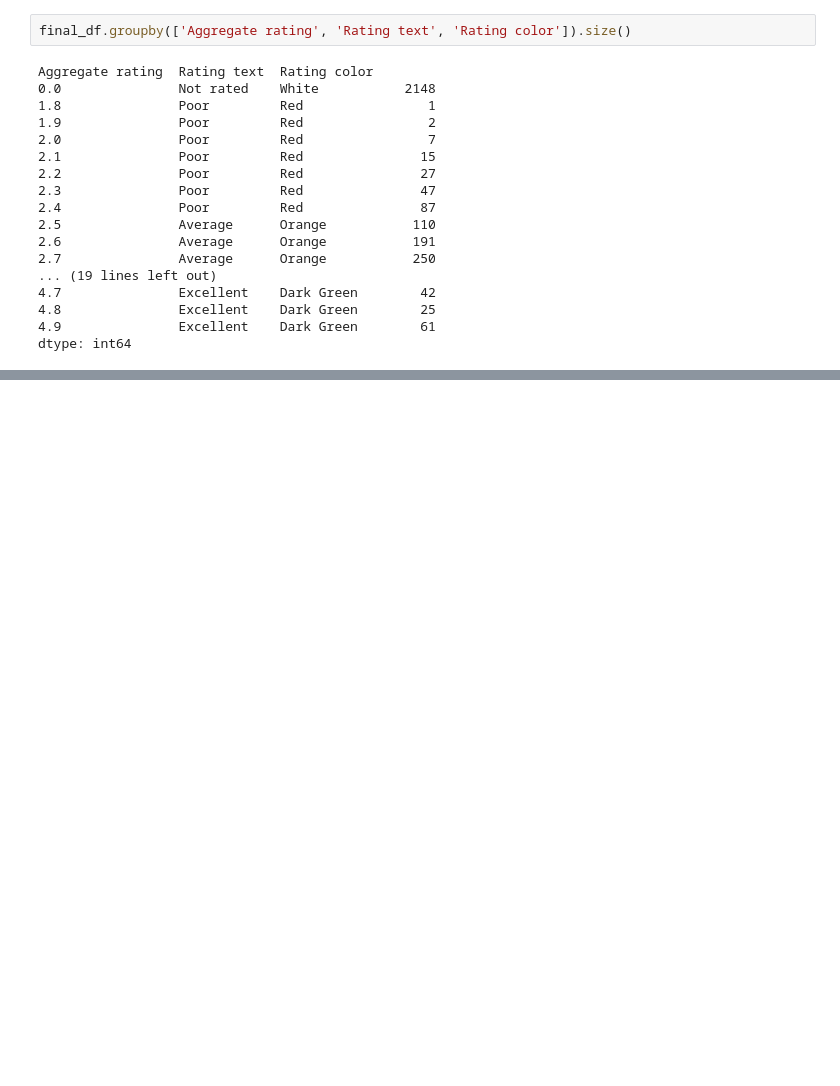
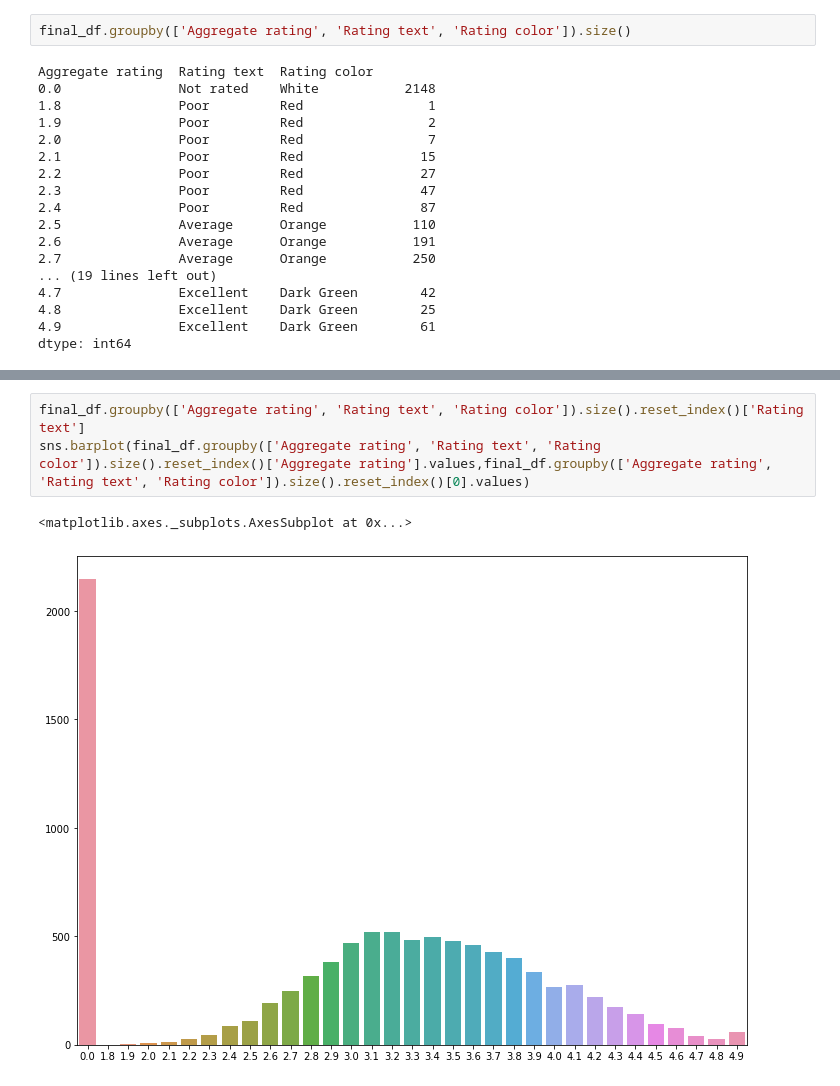
Before and after one commit to chwasiq0569/EDA-Zomato-Dataset, a Jupyter notebook: EDA_Zomato_Dataset.ipynb, the cells around one changed output, grey strips where cells are left out. Cells and saved outputs as stored; diff of their text form; blank space fills up the shorter version.

Commit message:
Perfomed Multivariate Analysis on Country & Rising text

```diff
--- a/EDA_Zomato_Dataset.ipynb
+++ b/EDA_Zomato_Dataset.ipynb
@@ -505,0 +526,6 @@ dtype: int64
+# %%
+final_df.groupby(['Aggregate rating', 'Rating text', 'Rating color']).size().reset_index()['Rating text']
+sns.barplot(final_df.groupby(['Aggregate rating', 'Rating text', 'Rating color']).size().reset_index()['Aggregate rating'].values,final_df.groupby(['Aggregate rating', 'Rating text', 'Rating color']).size().reset_index()[0].values)
+# %% [output]
+<matplotlib.axes._subplots.AxesSubplot at 0x...>
+[figure, added]
```
Also changed, not shown: parts of 3 cells of this notebook.
